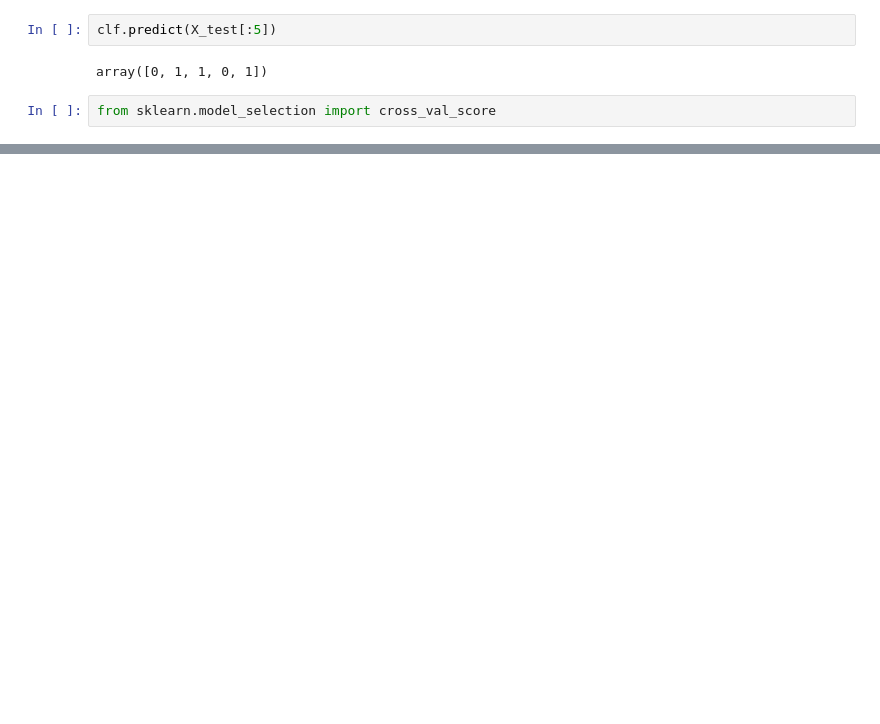
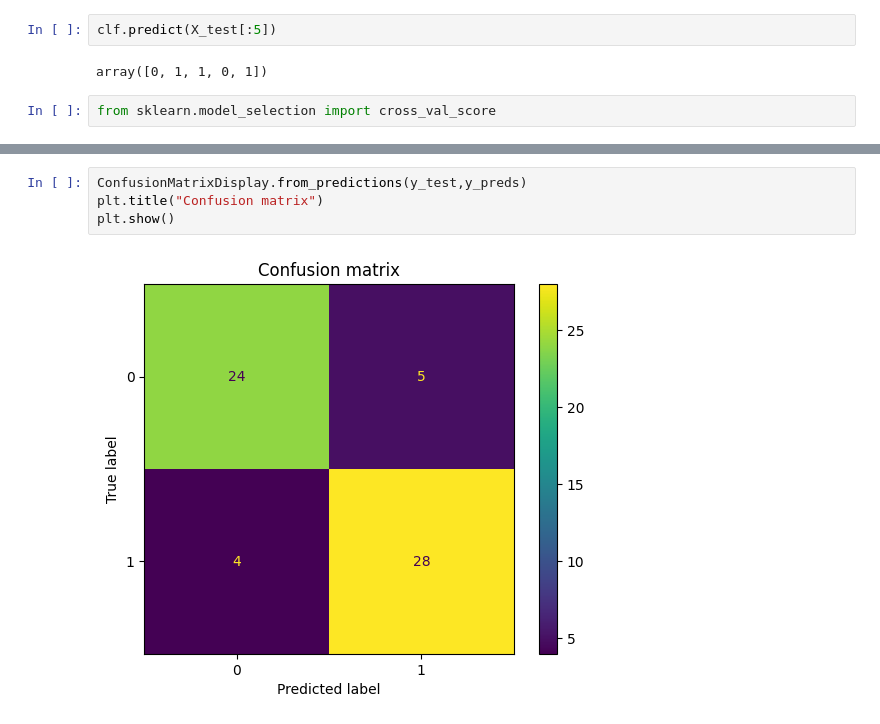
Before and after one commit to nandi691/DataScience, a Jupyter notebook: ML_Practice/Heart_Disease.ipynb, the cells around one changed output, grey strips where cells are left out. Saved outputs shown, nothing was run; the diff lists cells and outputs as text; blank space fills up the shorter version.

```diff
--- a/ML_Practice/Heart_Disease.ipynb
+++ b/ML_Practice/Heart_Disease.ipynb
@@ -103,0 +231,6 @@ np.min(cv_array)
+# %%
+ConfusionMatrixDisplay.from_predictions(y_test,y_preds)
+plt.title("Confusion matrix")
+plt.show()
+# %% [output]
+[figure, added]
```
Also changed, not shown: parts of 30 cells of this notebook.
